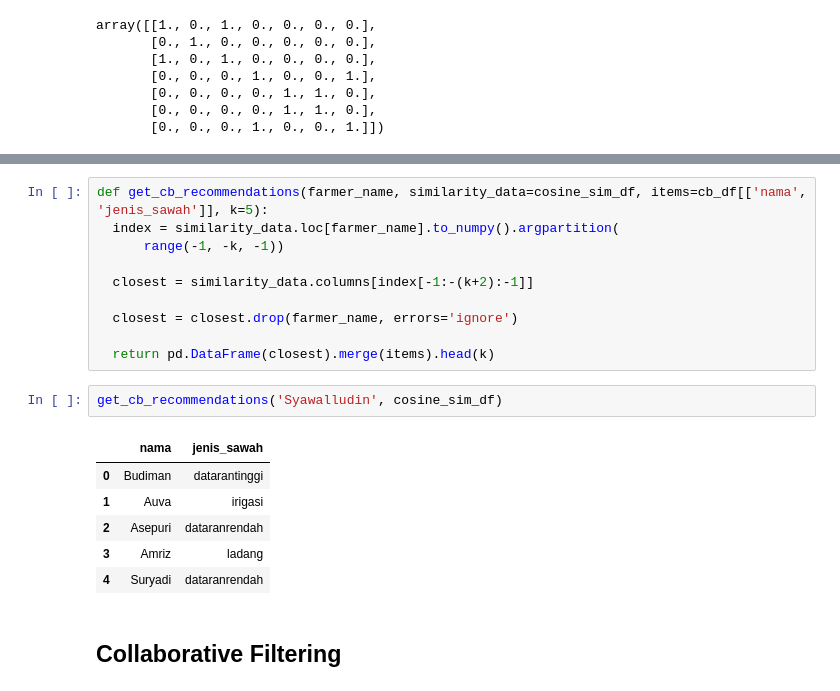
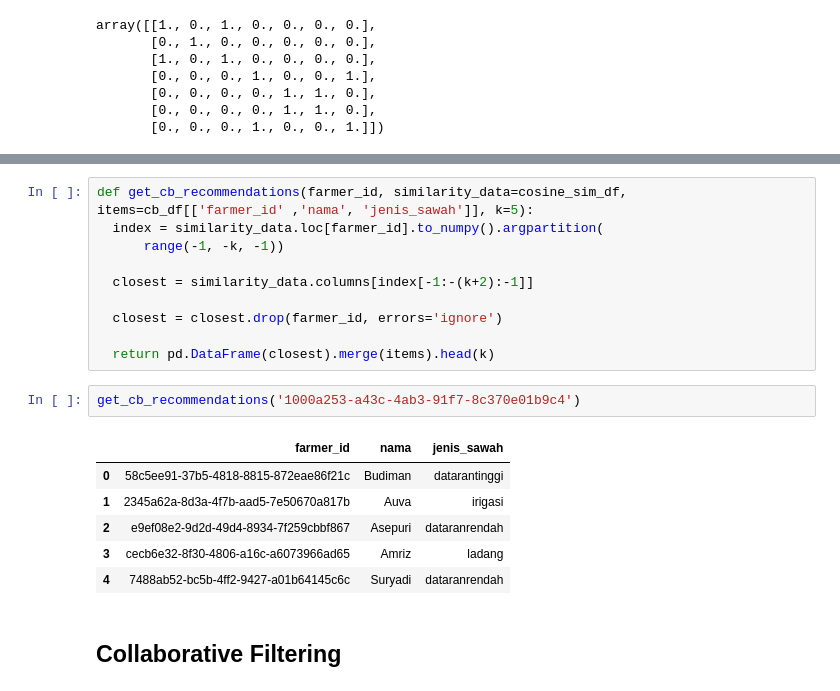
Before and after one commit to AgrowiseHackfest2024/agrowise-ml-hackfest, a Jupyter notebook: Agrowise_ContentBased_Recommendation.ipynb, the cells around one changed output, grey strips where cells are left out. Saved outputs shown, nothing was run; the diff lists cells and outputs as text.

```diff
--- a/Agrowise_ContentBased_Recommendation.ipynb
+++ b/Agrowise_ContentBased_Recommendation.ipynb
@@ -202,22 +202,22 @@ cosine_sim_df
 # %%
-def get_cb_recommendations(farmer_name, similarity_data=cosine_sim_df, items=cb_df[['nama', 'jenis_sawah']], k=5):
-  index = similarity_data.loc[farmer_name].to_numpy().argpartition(
+def get_cb_recommendations(farmer_id, similarity_data=cosine_sim_df, items=cb_df[['farmer_id' ,'nama', 'jenis_sawah']], k=5):
+  index = similarity_data.loc[farmer_id].to_numpy().argpartition(
       range(-1, -k, -1))
 
   closest = similarity_data.columns[index[-1:-(k+2):-1]]
 
-  closest = closest.drop(farmer_name, errors='ignore')
+  closest = closest.drop(farmer_id, errors='ignore')
 
   return pd.DataFrame(closest).merge(items).head(k)
-# %%
-get_cb_recommendations('Syawalludin', cosine_sim_df)
-# %% [output]
-|  | nama | jenis_sawah |
-| 0 | Budiman | datarantinggi |
-| 1 | Auva | irigasi |
-| 2 | Asepuri | dataranrendah |
-| 3 | Amriz | ladang |
-| 4 | Suryadi | dataranrendah |
+# %%
+get_cb_recommendations('1000a253-a43c-4ab3-91f7-8c370e01b9c4')
+# %% [output]
+|  | farmer_id | nama | jenis_sawah |
+| 0 | 58c5ee91-37b5-4818-8815-872eae86f21c | Budiman | datarantinggi |
+| 1 | 2345a62a-8d3a-4f7b-aad5-7e50670a817b | Auva | irigasi |
+| 2 | e9ef08e2-9d2d-49d4-8934-7f259cbbf867 | Asepuri | dataranrendah |
+| 3 | cecb6e32-8f30-4806-a16c-a6073966ad65 | Amriz | ladang |
+| 4 | 7488ab52-bc5b-4ff2-9427-a01b64145c6c | Suryadi | dataranrendah |
 # %% [markdown]
 ## **Collaborative Filtering**
 # %%
```
Also changed, not shown: parts of 21 cells of this notebook, 15 other files.
